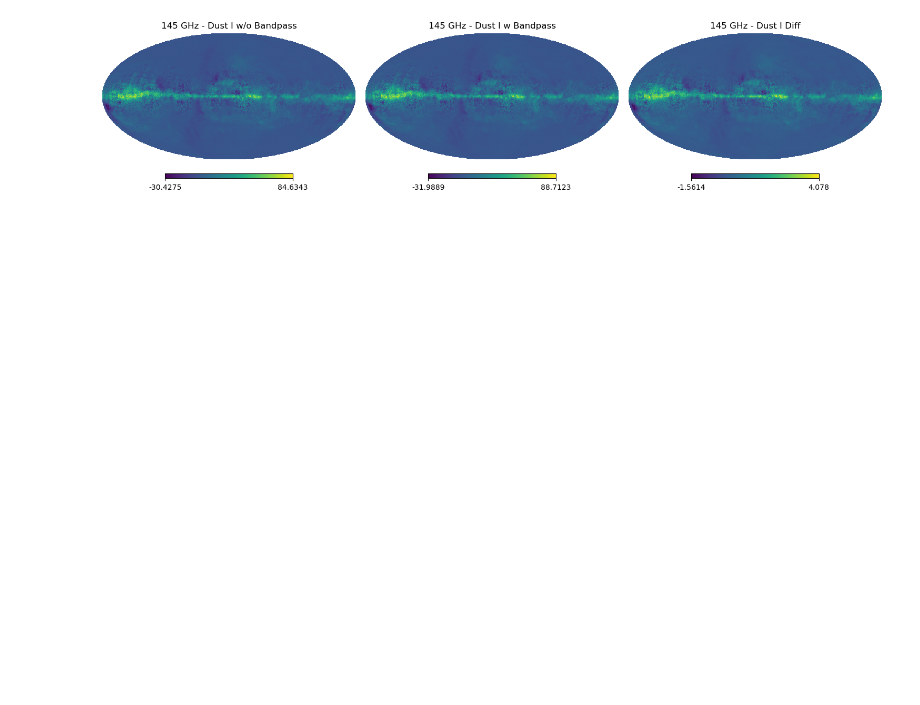
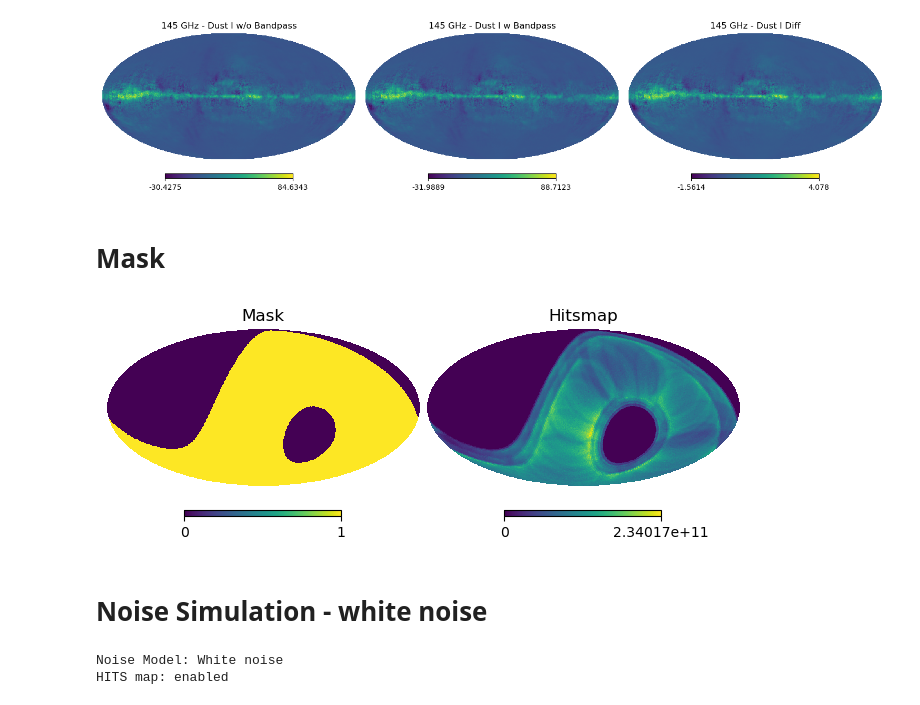
Before and after one commit to antolonappan/solat_cb, a Jupyter notebook: notebooks/signal.ipynb, the cells around one changed output. Drawn from its saved outputs; the diff is of its cells as text; code cells hidden in the pictures; blank space fills up the shorter version.

Commit message:
nhits bug
Signed-off-by: Anto Idicherian Lonappan <antolonappan@icloud.com>

```diff
--- a/notebooks/signal.ipynb
+++ b/notebooks/signal.ipynb
@@ -62,0 +54,13 @@ n = Noise(512)
+# %% [markdown]
+# Mask
+# %%
+nside = 1024
+lmax = 3*nside-1
+msk = Mask(nside)
+mask = msk.get_mask(nhits=False)
+hitsmap = msk.get_mask(nhits=True)
+# %%
+hp.mollview(mask,title='Mask', sub=(1,2,1))
+hp.mollview(hitsmap,title='Hitsmap', sub=(1,2,2))
+# %% [output]
+[figure, added]
@@ -62,0 +79,7 @@ n = Noise(512)
+# %% [markdown]
+# Noise Simulation - white noise
+# %%
+n = Noise(nside,atm_noise=False,nhits=True)
+# %% [output]
+Noise Model: White noise
+HITS map: enabled
```
Also changed, not shown: parts of 34 cells of this notebook, 3 other files.
